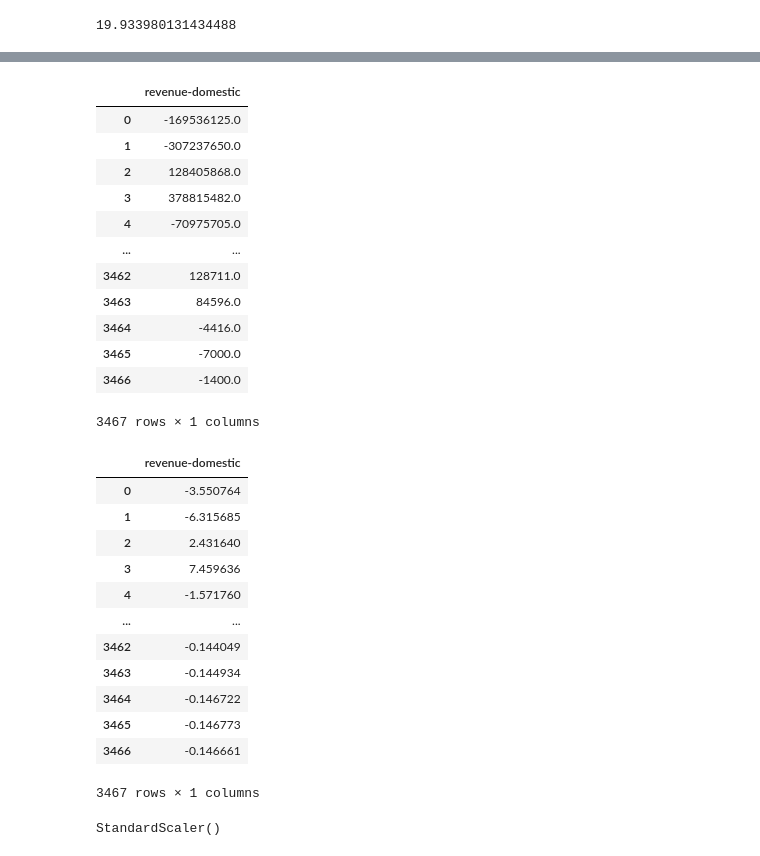
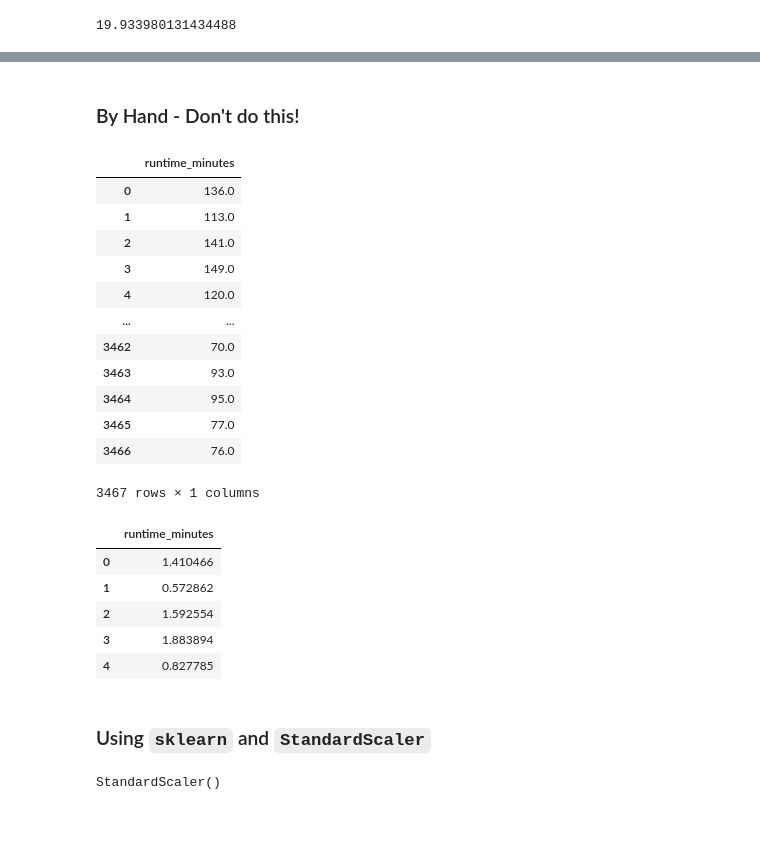
Before and after one commit to cwf231/StudyGroups, a Jupyter notebook: StudyGroupNotes/Phase_2/2.12_distributions.ipynb, the cells around one changed output, grey strips where cells are left out. Saved outputs shown, nothing was run; the diff lists cells and outputs as text; code cells hidden in the pictures; blank space fills up the shorter version.

```diff
--- a/StudyGroupNotes/Phase_2/2.12_distributions.ipynb
+++ b/StudyGroupNotes/Phase_2/2.12_distributions.ipynb
@@ -148,42 +176,37 @@ $ \LARGE z = \frac{(x - \mu)}{\sigma} $
 <img src='images/z-table.png' width=500>
 
 > <a src='https://www.chegg.com/homework-help/questions-and-answers/usage-z-table-1-assuming-normal-distribution-using-z-tables-find-z-score-corresponding--75-q19507214'>*Chegg.com - Usage of Z-Table*</a>
+# %% [markdown]
+### By Hand - Don't do this!
 # %%
 # Calculating z-score by hand.
-## Revenue - Domestic
+## revenue-domestic
 ## Recall: z = (x - mean) / std
-my_col = df[['revenue-domestic']].copy()
+my_col = df[['runtime_minutes']].copy()
 mean = my_col.mean()
 std = my_col.std()
 my_col
 # %% [output]
-|  | revenue-domestic |
-| 0 | -169536125.0 |
-| 1 | -307237650.0 |
-| 2 | 128405868.0 |
-| 3 | 378815482.0 |
-| 4 | -70975705.0 |
+|  | runtime_minutes |
+| 0 | 136.0 |
+| 1 | 113.0 |
+| 2 | 141.0 |
+| 3 | 149.0 |
+| 4 | 120.0 |
 | ... | ... |
-| 3462 | 128711.0 |
-| 3463 | 84596.0 |
-| 3464 | -4416.0 |
-| 3465 | -7000.0 |
-| 3466 | -1400.0 |
+| 3462 | 70.0 |
+| 3463 | 93.0 |
+| 3464 | 95.0 |
+| 3465 | 77.0 |
+| 3466 | 76.0 |
 3467 rows × 1 columns
 # %%
 z_score = (my_col - mean) / std
-z_score
+z_score.head()
 # %% [output]
-|  | revenue-domestic |
-| 0 | -3.550764 |
-| 1 | -6.315685 |
-| 2 | 2.431640 |
-| 3 | 7.459636 |
-| 4 | -1.571760 |
-| ... | ... |
-| 3462 | -0.144049 |
-| 3463 | -0.144934 |
-| 3464 | -0.146722 |
-| 3465 | -0.146773 |
-| 3466 | -0.146661 |
+|  | runtime_minutes |
+| 0 | 1.410466 |
+| 1 | 0.572862 |
+| 2 | 1.592554 |
+| 3 | 1.883894 |
+| 4 | 0.827785 |
-3467 rows × 1 columns
@@ -190,3 +219,5 @@ z_score
+# %% [markdown]
+### Using `sklearn` and `StandardScaler`
 # %%
 from sklearn.preprocessing import StandardScaler
 # %%
```
Also changed, not shown: parts of 22 cells of this notebook, 2 other files.
